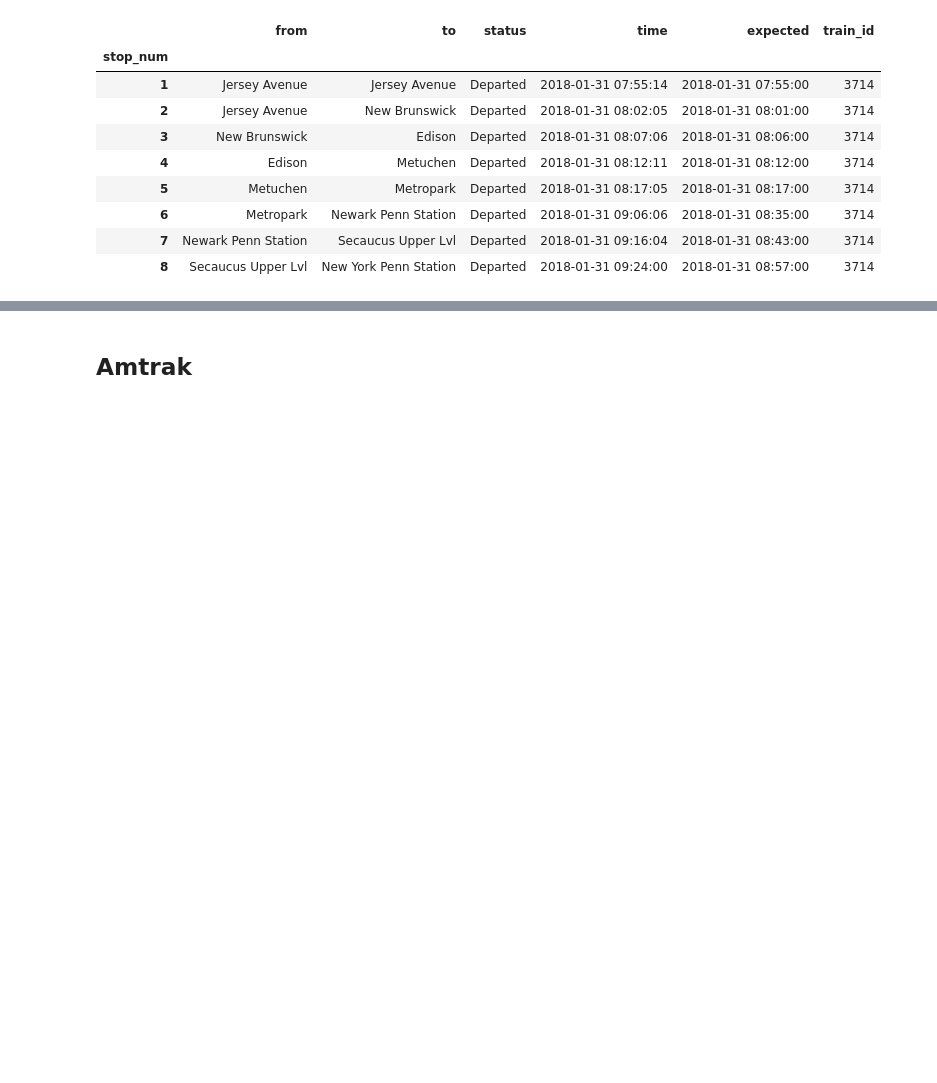
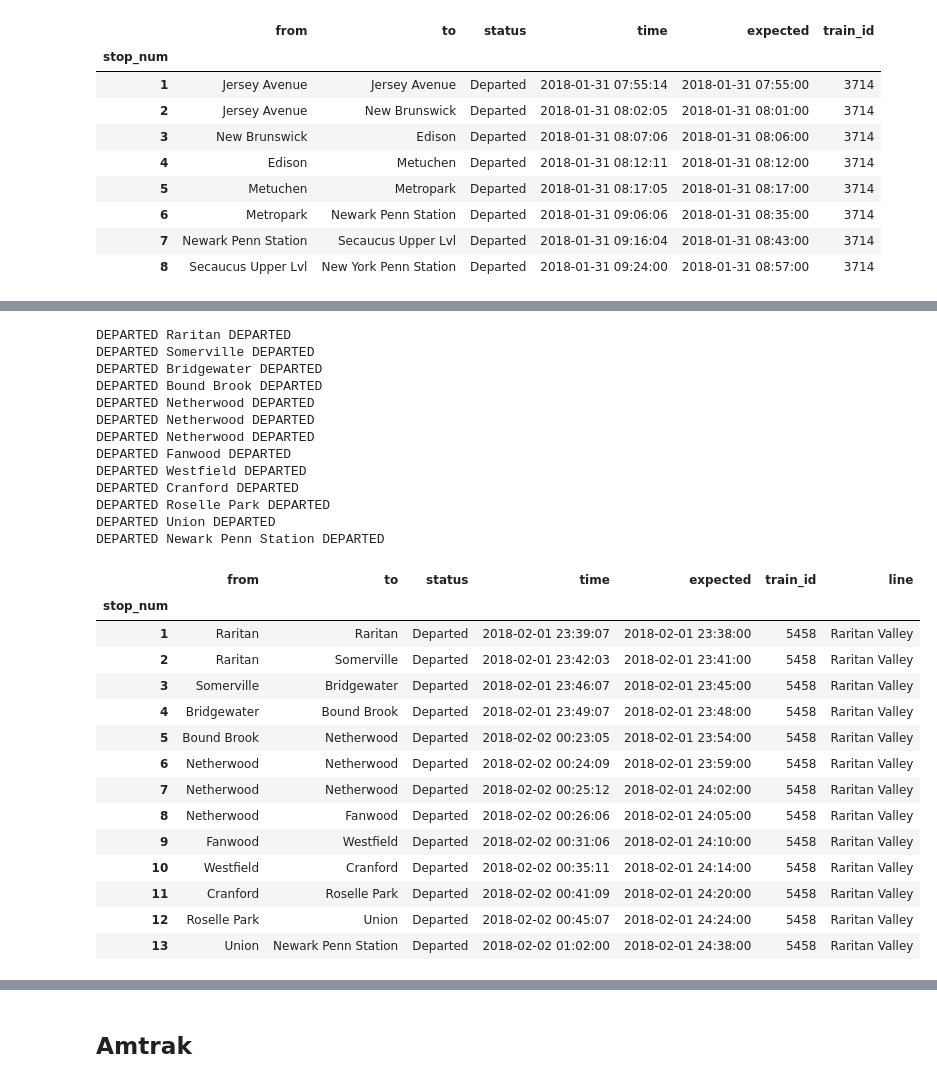
Before and after one commit to pranavbadami/njtransit, a Jupyter notebook: examine_trains.ipynb, the cells around one changed output, grey strips where cells are left out. Drawn from its saved outputs; the diff is of its cells as text; code cells hidden in the pictures; blank space fills up the shorter version.

Commit message:
added function to read all prefixed s3 objects for date, continued examining trains

```diff
--- a/examine_trains.ipynb
+++ b/examine_trains.ipynb
@@ -2,8 +2,9 @@
 from transit_parser import *
 # %%
 TEST = './test/'
-def examine_train(filename):
-    train_name = TEST + filename
+TRAINS = './trains/'
+def examine_train(filename, folder=TEST):
+    train_name = folder + filename
     t = TrainParser(train_name)
     times = t.get_stop_times()
     rows = t.get_rows(times)
@@ -156,0 +137,2 @@ examine_train('2018_02_01_0041')
+# %%
+examine_train('2018_02_02_3713', TRAINS)
@@ -156,0 +164,31 @@ examine_train('2018_02_01_0041')
+# %%
+examine_train('2018_02_01_5458', TRAINS)
+# %% [output]
+DEPARTED Raritan DEPARTED
+DEPARTED Somerville DEPARTED
+DEPARTED Bridgewater DEPARTED
+DEPARTED Bound Brook DEPARTED
+DEPARTED Netherwood DEPARTED
+DEPARTED Netherwood DEPARTED
+DEPARTED Netherwood DEPARTED
+DEPARTED Fanwood DEPARTED
+DEPARTED Westfield DEPARTED
+DEPARTED Cranford DEPARTED
+DEPARTED Roselle Park DEPARTED
+DEPARTED Union DEPARTED
+DEPARTED Newark Penn Station DEPARTED
+|  | from | to | status | time | expected | train_id | line |
+| stop_num |  |  |  |  |  |  |  |
+| 1 | Raritan | Raritan | Departed | 2018-02-01 23:39:07 | 2018-02-01 23:38:00 | 5458 | Raritan Valley |
+| 2 | Raritan | Somerville | Departed | 2018-02-01 23:42:03 | 2018-02-01 23:41:00 | 5458 | Raritan Valley |
+| 3 | Somerville | Bridgewater | Departed | 2018-02-01 23:46:07 | 2018-02-01 23:45:00 | 5458 | Raritan Valley |
+| 4 | Bridgewater | Bound Brook | Departed | 2018-02-01 23:49:07 | 2018-02-01 23:48:00 | 5458 | Raritan Valley |
+| 5 | Bound Brook | Netherwood | Departed | 2018-02-02 00:23:05 | 2018-02-01 23:54:00 | 5458 | Raritan Valley |
+| 6 | Netherwood | Netherwood | Departed | 2018-02-02 00:24:09 | 2018-02-01 23:59:00 | 5458 | Raritan Valley |
+| 7 | Netherwood | Netherwood | Departed | 2018-02-02 00:25:12 | 2018-02-01 24:02:00 | 5458 | Raritan Valley |
+| 8 | Netherwood | Fanwood | Departed | 2018-02-02 00:26:06 | 2018-02-01 24:05:00 | 5458 | Raritan Valley |
+| 9 | Fanwood | Westfield | Departed | 2018-02-02 00:31:06 | 2018-02-01 24:10:00 | 5458 | Raritan Valley |
+| 10 | Westfield | Cranford | Departed | 2018-02-02 00:35:11 | 2018-02-01 24:14:00 | 5458 | Raritan Valley |
+| 11 | Cranford | Roselle Park | Departed | 2018-02-02 00:41:09 | 2018-02-01 24:20:00 | 5458 | Raritan Valley |
+| 12 | Roselle Park | Union | Departed | 2018-02-02 00:45:07 | 2018-02-01 24:24:00 | 5458 | Raritan Valley |
+| 13 | Union | Newark Penn Station | Departed | 2018-02-02 01:02:00 | 2018-02-01 24:38:00 | 5458 | Raritan Valley |
```
Also changed, not shown: parts of 3 cells of this notebook, 2 other files.
